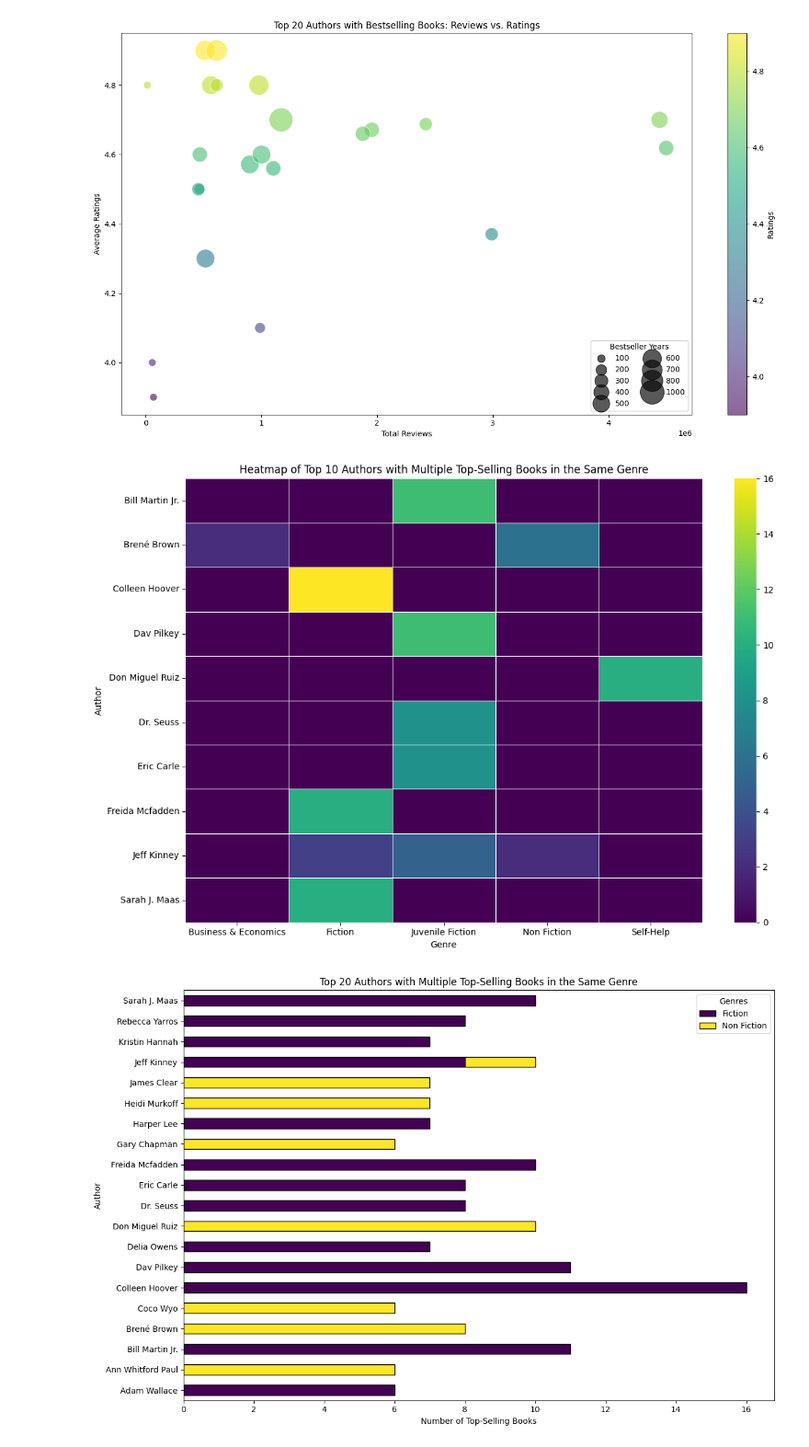
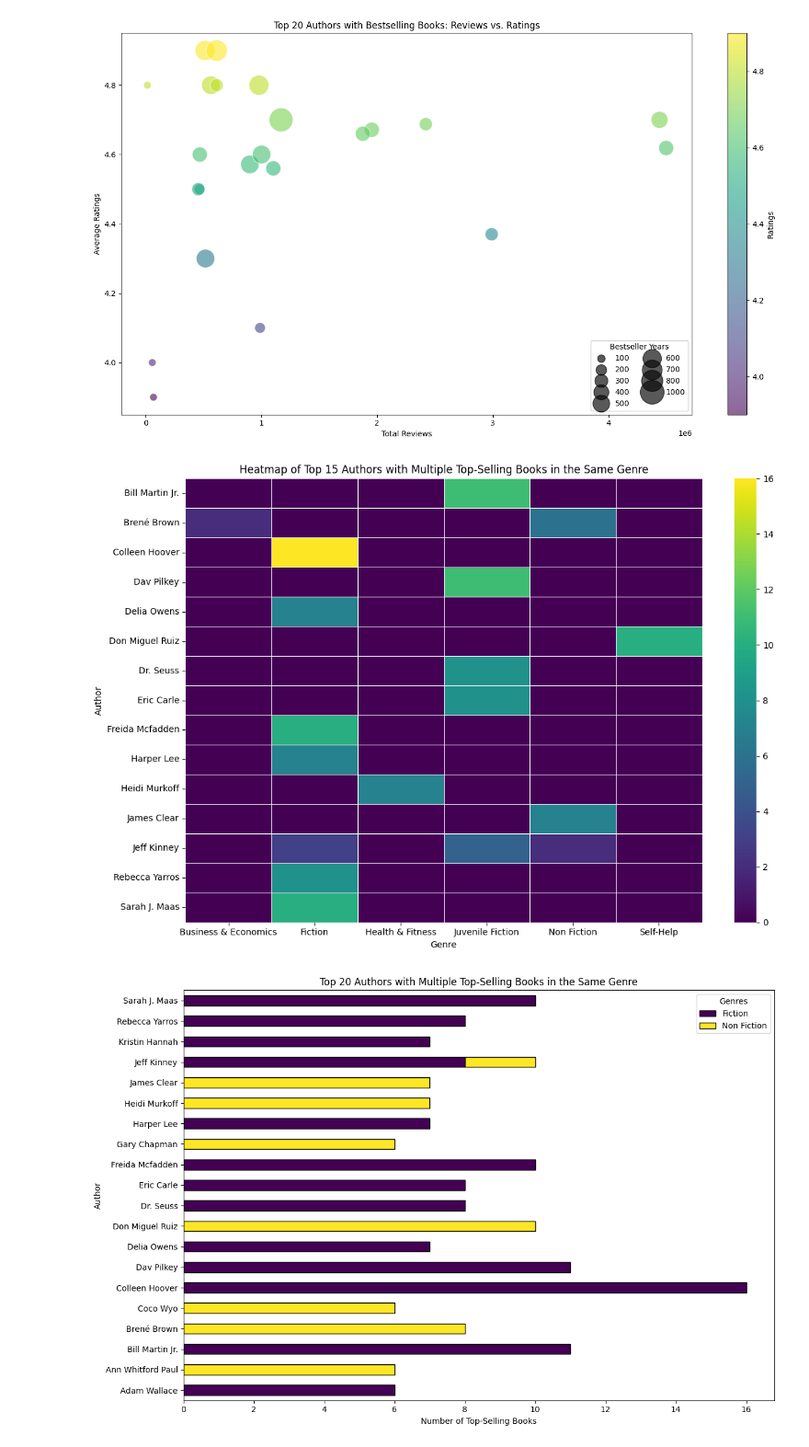
Before and after one commit to Martagilant/EDA, a Jupyter notebook: amazon_analysis_II.ipynb, the cells around one changed output. Shown at 92% size. Drawn from its saved outputs; the diff is of its cells as text; code cells hidden in the pictures.

```diff
--- a/amazon_analysis_II.ipynb
+++ b/amazon_analysis_II.ipynb
@@ -314,31 +314,31 @@ plt.show()
 # %%
 author_genre_counts = df.groupby(['Author', 'Categories']).size().reset_index(name='book_count')
 
 # Filter out authors with only 1 book per genre
 authors_with_multiple_books = author_genre_counts[author_genre_counts['book_count'] > 1]
 
 # Get the top 10 authors based on the total number of books
-top_10_authors = authors_with_multiple_books.groupby('Author')['book_count'].sum().nlargest(10).index
+top_15_authors = authors_with_multiple_books.groupby('Author')['book_count'].sum().nlargest(15).index
 
 # Filter the original dataframe to include only the top 10 authors
-top_10_data = authors_with_multiple_books[authors_with_multiple_books['Author'].isin(top_10_authors)]
+top_10_data = authors_with_multiple_books[authors_with_multiple_books['Author'].isin(top_15_authors)]
 
 # Pivot the data to create a matrix of authors vs genres
 pivot_data = top_10_data.pivot_table(index='Author', columns='Categories', values='book_count', aggfunc='sum', fill_value=0)
 
 # Create a heatmap
 plt.figure(figsize=(12, 8))
 sns.heatmap(pivot_data, annot=False, cmap='viridis', fmt='d', linewidths=0.5, )
 
 # Add title and labels
-plt.title('Heatmap of Top 10 Authors with Multiple Top-Selling Books in the Same Genre')
+plt.title('Heatmap of Top 15 Authors with Multiple Top-Selling Books in the Same Genre')
 plt.xlabel('Genre')
 plt.ylabel('Author')
 
 plt.tight_layout()
 plt.show()
 # %% [output]
-[figure, old version]
+[figure, new version]
 # %%
 author_genre_counts = df.groupby(['Author', 'Genres']).size().reset_index(name='book_count')
 # Filter out authors with only 1 book per genre
```
